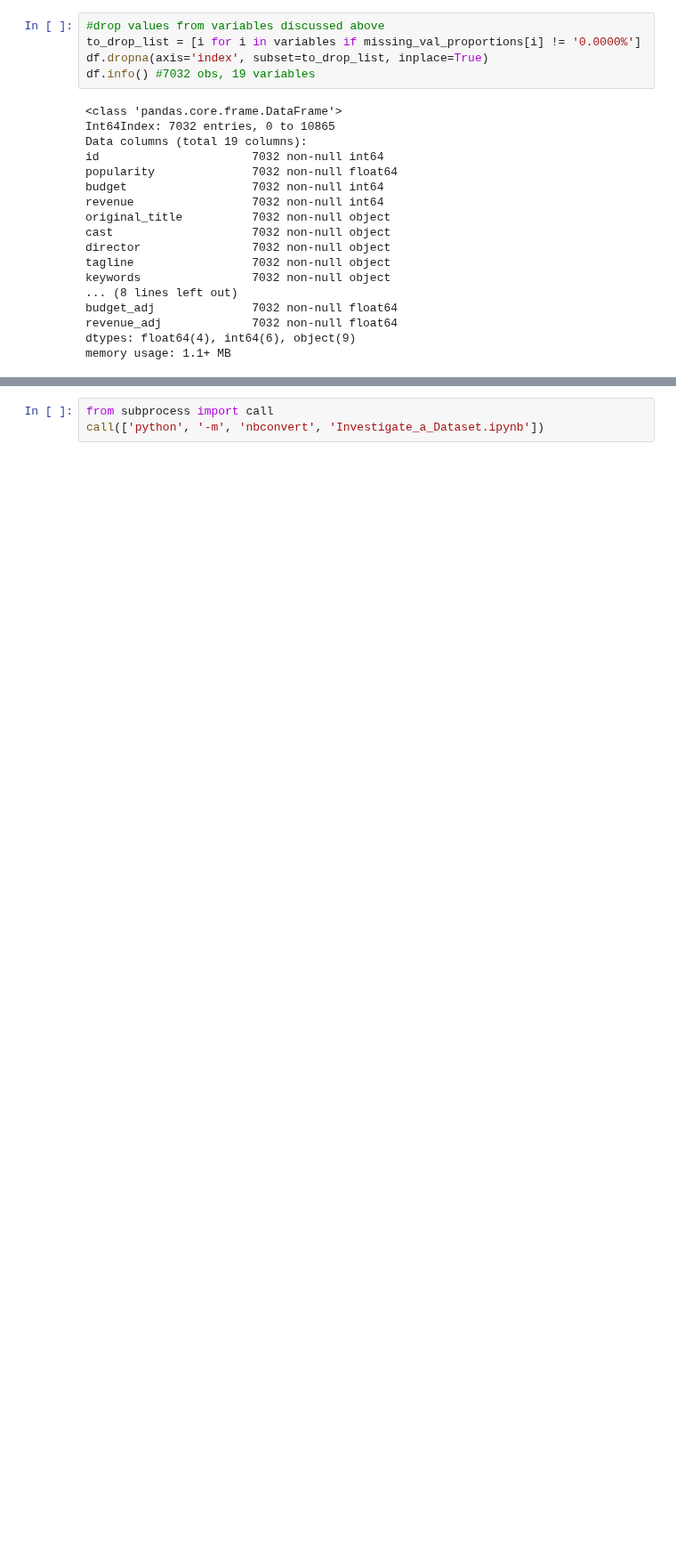
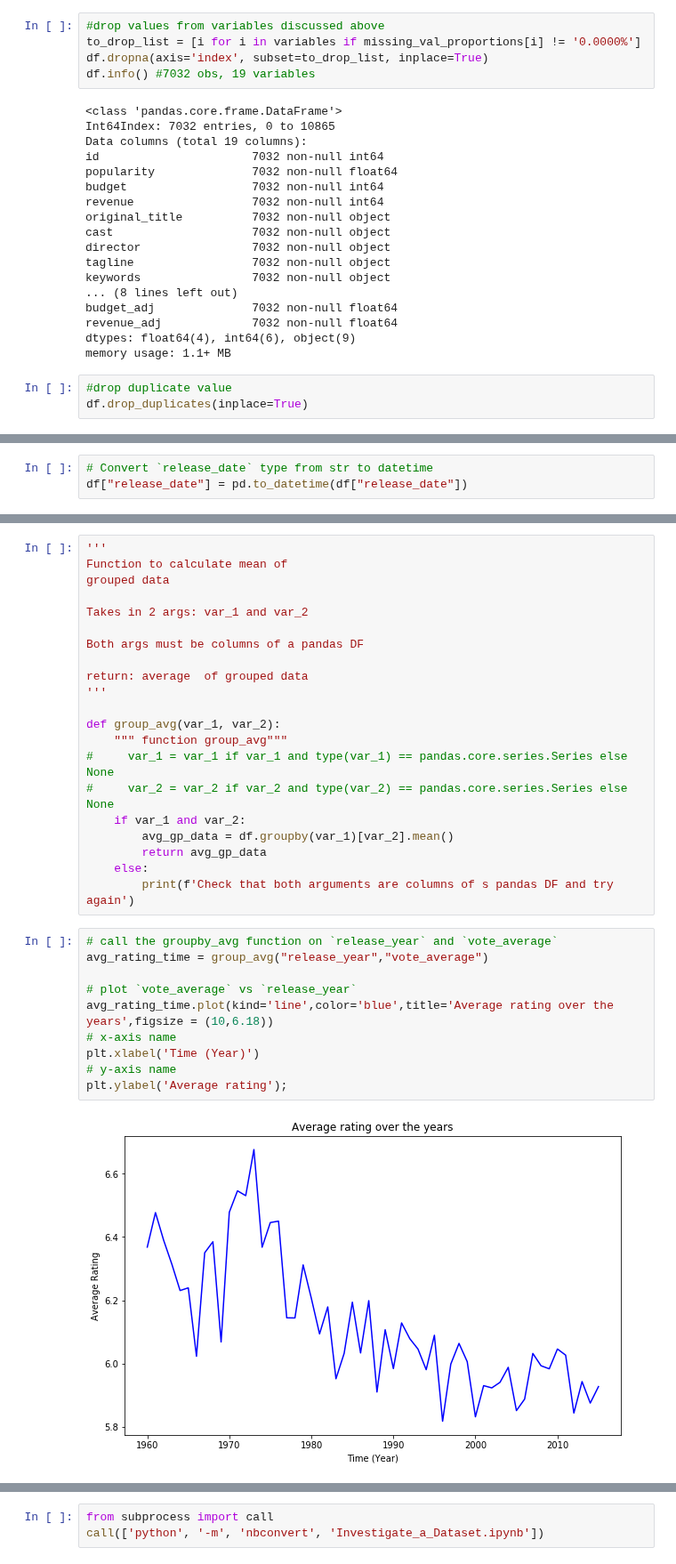
Before and after one commit to brk-a/alx-t-data-analyst, a Jupyter notebook: 0x00-project_1_investigate_a_dataset/Investigate_a_Dataset.ipynb, the cells around one changed output, grey strips where cells are left out. Shown at 89% size. Saved outputs shown, nothing was run; the diff lists cells and outputs as text; blank space fills up the shorter version.

```diff
--- a/0x00-project_1_investigate_a_dataset/Investigate_a_Dataset.ipynb
+++ b/0x00-project_1_investigate_a_dataset/Investigate_a_Dataset.ipynb
@@ -198,6 +214,9 @@ budget_adj              7032 non-null float64
 revenue_adj             7032 non-null float64
 dtypes: float64(4), int64(6), object(9)
 memory usage: 1.1+ MB
+# %%
+#drop duplicate value
+df.drop_duplicates(inplace=True)
 # %%
 '''
 Function to drop observations in data set
@@ -281,0 +259,3 @@ Name: revenue, Length: 2039, dtype: int64
+# %%
+# Convert `release_date` type from str to datetime
+df["release_date"] = pd.to_datetime(df["release_date"])
@@ -281,0 +297,33 @@ Name: revenue, Length: 2039, dtype: int64
+# %%
+'''
+Function to calculate mean of
+grouped data
+
+Takes in 2 args: var_1 and var_2
+
+Both args must be columns of a pandas DF
+
+return: average  of grouped data
+'''
+
+def group_avg(var_1, var_2):
+    """ function group_avg"""
+#     var_1 = var_1 if var_1 and type(var_1) == pandas.core.series.Series else None
+#     var_2 = var_2 if var_2 and type(var_2) == pandas.core.series.Series else None
+    if var_1 and var_2:
+        avg_gp_data = df.groupby(var_1)[var_2].mean()
+        return avg_gp_data
+    else:
+        print(f'Check that both arguments are columns of s pandas DF and try again')
+# %%
+# call the groupby_avg function on `release_year` and `vote_average`
+avg_rating_time = group_avg("release_year","vote_average")
+
+# plot `vote_average` vs `release_year`
+avg_rating_time.plot(kind='line',color='blue',title='Average rating over the years',figsize = (10,6.18))
+# x-axis name
+plt.xlabel('Time (Year)')
+# y-axis name
+plt.ylabel('Average rating');
+# %% [output]
+[figure, added]
```
Also changed, not shown: parts of 44 cells of this notebook.
